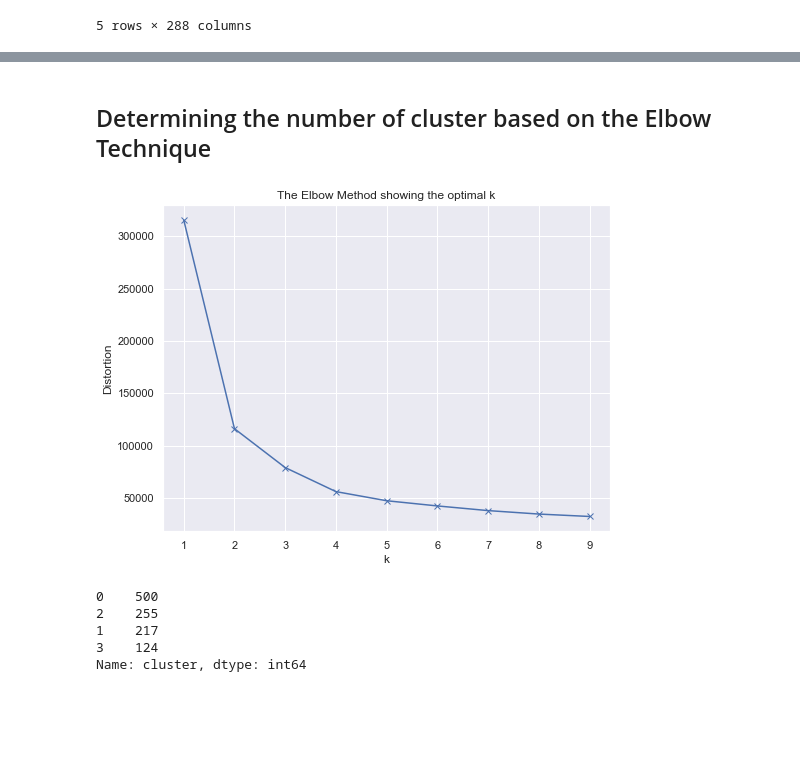
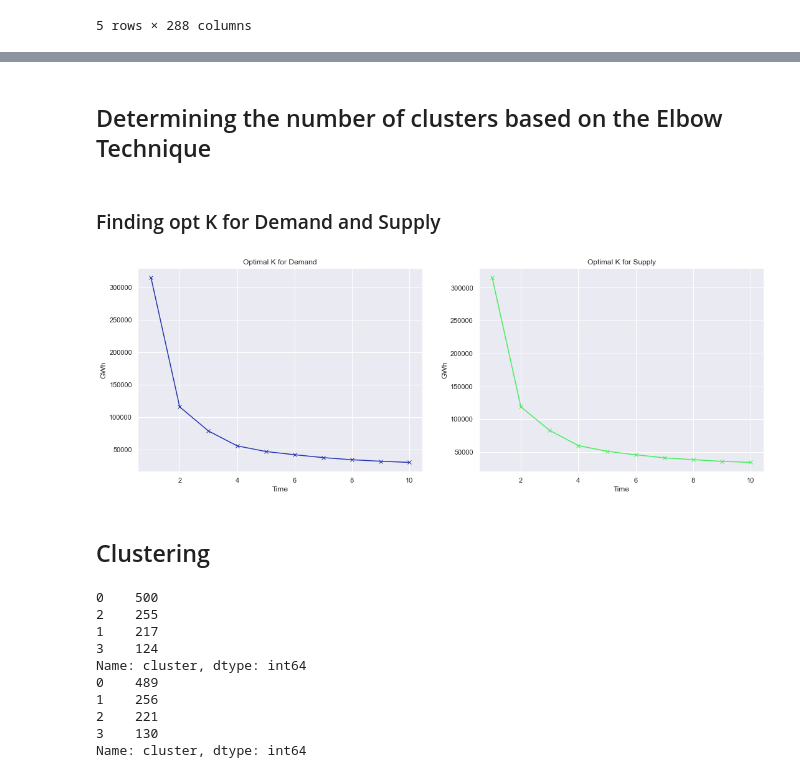
Before and after one commit to gkontogiannhs/Data-Mining, a Jupyter notebook: main.ipynb, the cells around one changed output, grey strips where cells are left out. Cells and saved outputs as stored; diff of their text form; code cells hidden in the pictures; blank space fills up the shorter version.

```diff
--- a/main.ipynb
+++ b/main.ipynb
@@ -258,11 +298,12 @@ pyplot.show()
 # %%
 import warnings
 warnings.filterwarnings('ignore')
+from sklearn.preprocessing import StandardScaler
 
 scaler = StandardScaler()
-matrix = pd.DataFrame(scaler.fit_transform(demands_analysis), columns=demands_analysis.columns)
-matrix.index = demands_analysis.index
-matrix.head()
+demand_matrix = pd.DataFrame(scaler.fit_transform(demands_analysis), columns=demands_analysis.columns)
+demand_matrix.index = demands_analysis.index
+demand_matrix.head()
 # %% [output]
 | Time | 00:00:00 | 00:05:00 | 00:10:00 | 00:15:00 | 00:20:00 | 00:25:00 | 00:30:00 | 00:35:00 | 00:40:00 | 00:45:00 | ... |
 | 2019-01-01 | -0.370054 | -0.389920 | -0.367174 | -0.367775 | -0.363610 | -0.364247 | -0.357731 | -0.347755 | -0.340706 | -0.322904 | ... |
@@ -271,3 +312,8 @@ matrix.head()
 | 2019-01-04 | -0.157904 | -0.165630 | -0.147906 | -0.129630 | -0.117189 | -0.107855 | -0.112297 | -0.127752 | -0.126381 | -0.110453 | ... |
 | 2019-01-05 | -0.315039 | -0.329940 | -0.297758 | -0.292728 | -0.292990 | -0.287140 | -0.284370 | -0.288673 | -0.291942 | -0.300625 | ... |
 5 rows × 288 columns
+# %%
+scaler = StandardScaler()
+source_matrix = pd.DataFrame(scaler.fit_transform(sources_analysis), columns=sources_analysis.columns)
+source_matrix.index = sources_analysis.index
+source_matrix.head()
@@ -274,32 +328,54 @@ matrix.head()
 # %% [markdown]
-## Determining the number of cluster based on the Elbow Technique
+## Determining the number of clusters based on the Elbow Technique
 # %%
-K = range(1,10)
-distortions = []
-for k in K:
-    kmeanModel = KMeans(n_clusters=k)
-    kmeanModel.fit(matrix)
-    distortions.append(kmeanModel.inertia_)
-
-pyplot.figure(figsize=(8,6))
-pyplot.plot(K, distortions, 'bx-')
-pyplot.xlabel('k')
-pyplot.ylabel('Distortion')
-pyplot.title('The Elbow Method showing the optimal k')
-pyplot.show()
+from sklearn.cluster import KMeans
+def find_k(matrix):
+    K = range(1, 11)
+    distortions = []
+    for k in K:
+        kmeanModel = KMeans(n_clusters=k)
+        kmeanModel.fit(matrix)
+        distortions += [kmeanModel.inertia_]
+    return distortions
-# %% [output]
-[figure, removed]
+# %% [markdown]
+### Finding opt K for Demand and Supply
+# %%
+import numpy as np
+fig, axs = pyplot.subplots(1, 2, figsize=(18, 6))
+K = range(1, 11)
+for i, matrix in enumerate([demand_matrix, source_matrix]):
+    axs[i].plot(K, find_k(matrix), 'bx-', color=np.random.rand(3,))
+    axs[i].set_ylabel('GWh')
+    axs[i].set_xlabel('Time')
+axs[0].set_title('Optimal K for Demand')
+axs[1].set_title('Optimal K for Supply')
+pyplot.show()
+# %% [output]
+[figure, added]
+# %% [markdown]
+## Clustering
 # %%
-from sklearn.cluster import KMeans
 from sklearn.decomposition import PCA
 from mpl_toolkits.mplot3d import Axes3D
 
-cluster = KMeans(n_clusters=4, random_state=217)
-matrix['cluster'] = cluster.fit_predict(matrix)
-print(matrix['cluster'].value_counts())
+# cluster object with k = 4 for both datasets
+d_cluster = KMeans(n_clusters=4, random_state=217)
+s_cluster = KMeans(n_clusters=4, random_state=217)
+# apply to demand
+demand_matrix['cluster'] = d_cluster.fit_predict(demand_matrix)
+# apply to source
+source_matrix['cluster'] = s_cluster.fit_predict(source_matrix)
+# results
+print(demand_matrix['cluster'].value_counts())
+print(source_matrix['cluster'].value_counts())
 # %% [output]
 0    500
 2    255
 1    217
 3    124
 Name: cluster, dtype: int64
+0    489
+1    256
+2    221
+3    130
+Name: cluster, dtype: int64
```
Also changed, not shown: parts of 24 cells of this notebook.
